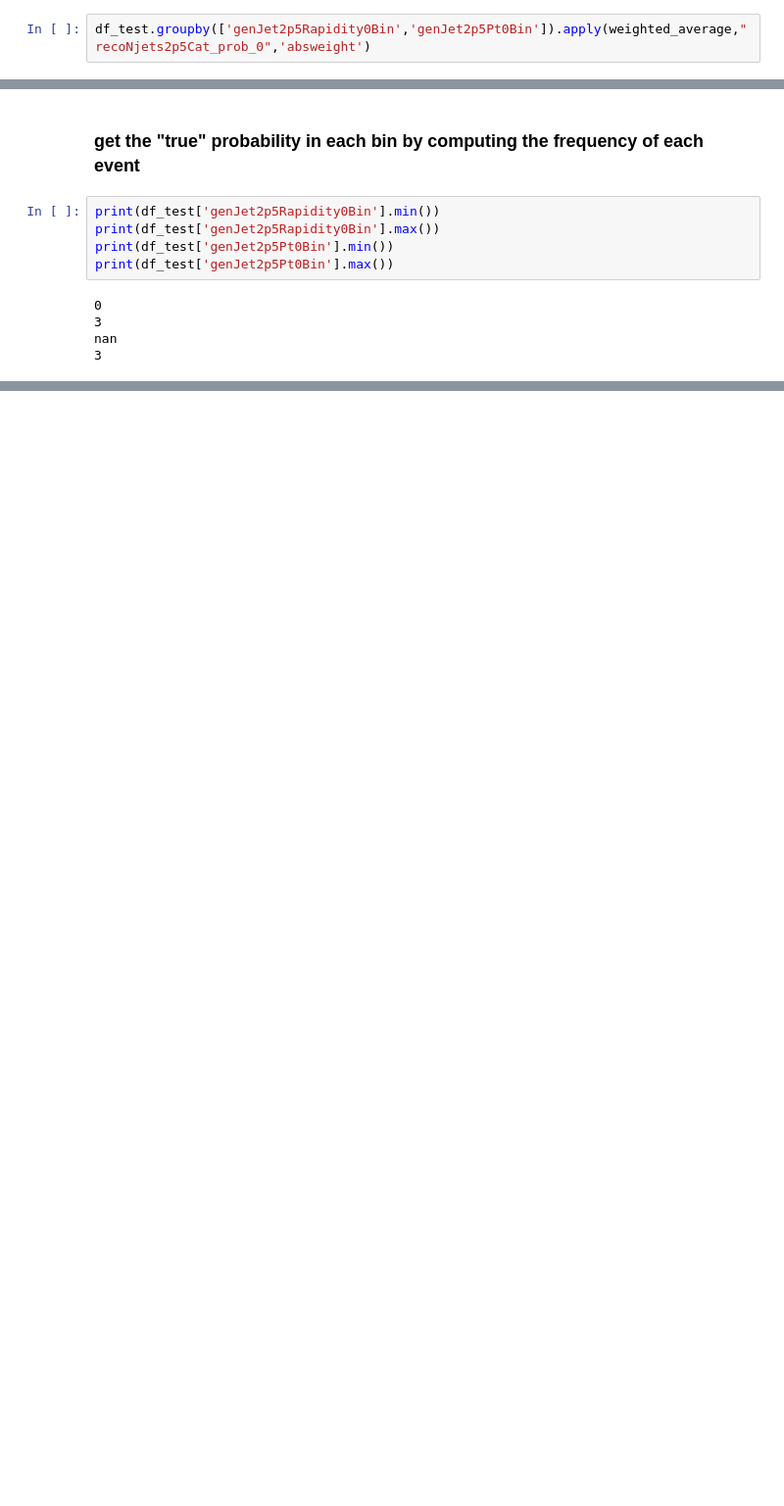
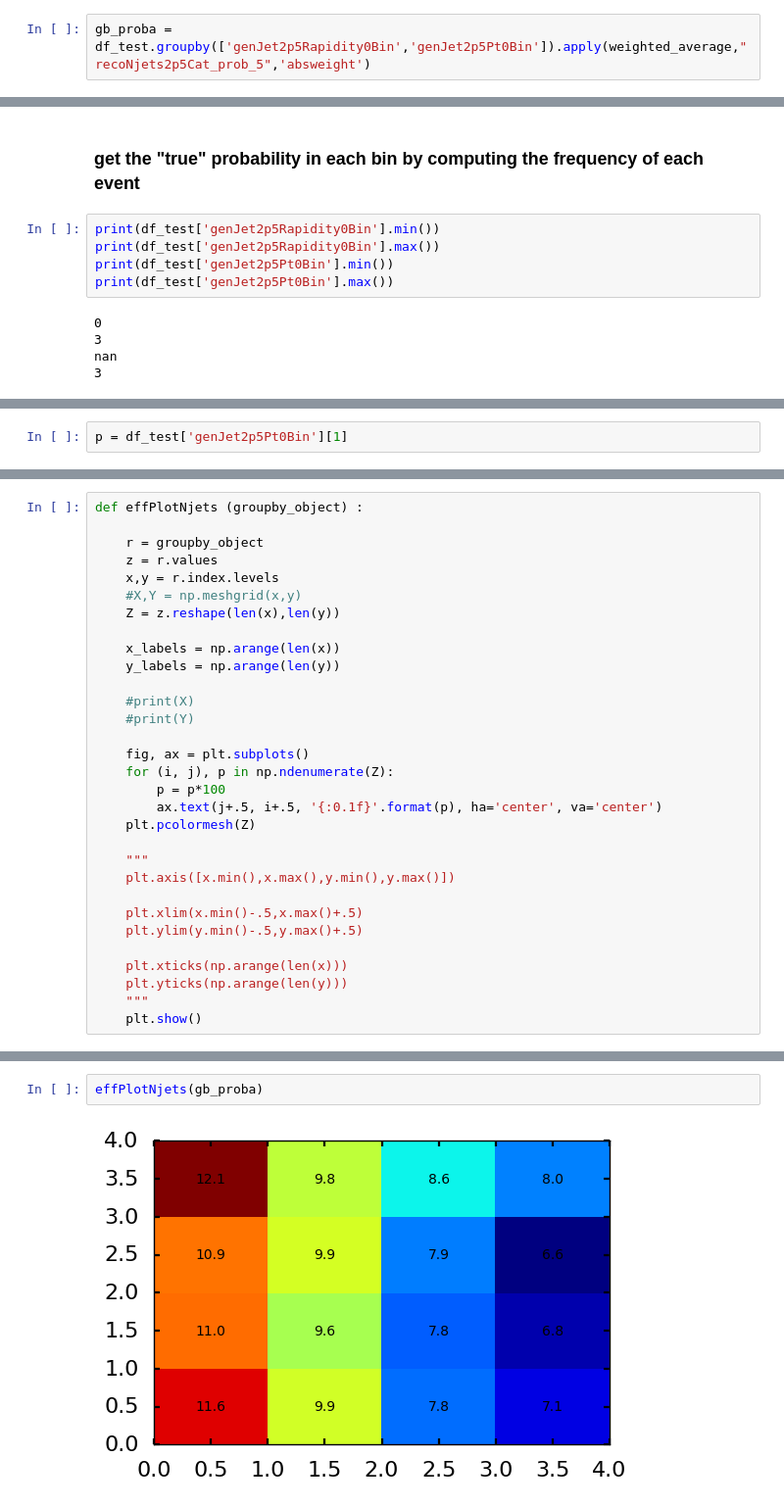
Before and after one commit to jandrejk/higgs_model_dep, a Jupyter notebook: ProjectionPlotsNjets2p5_usingTestSample.ipynb, the cells around one changed output, grey strips where cells are left out. Shown at 98% size. Saved outputs shown, nothing was run; the diff lists cells and outputs as text; blank space fills up the shorter version.

Commit message:
efficiency plot for Njet category 5

```diff
--- a/ProjectionPlotsNjets2p5_usingTestSample.ipynb
+++ b/ProjectionPlotsNjets2p5_usingTestSample.ipynb
@@ -84,4 +84,4 @@ def weighted_average(df_name, column_name, weight_name=None):
         except ZeroDivisionError:
             return float(d.mean())
 # %%
-df_test.groupby(['genJet2p5Rapidity0Bin','genJet2p5Pt0Bin']).apply(weighted_average,"recoNjets2p5Cat_prob_0",'absweight')
+gb_proba = df_test.groupby(['genJet2p5Rapidity0Bin','genJet2p5Pt0Bin']).apply(weighted_average,"recoNjets2p5Cat_prob_5",'absweight')
@@ -128,0 +110,2 @@ df_test[['genJet2p5Pt0Bin','genJet2p5Pt0']][0:5]
+# %%
+p = df_test['genJet2p5Pt0Bin'][1]
@@ -128,0 +144,31 @@ df_test[['genJet2p5Pt0Bin','genJet2p5Pt0']][0:5]
+# %%
+def effPlotNjets (groupby_object) :
+
+    r = groupby_object
+    z = r.values
+    x,y = r.index.levels
+    #X,Y = np.meshgrid(x,y)
+    Z = z.reshape(len(x),len(y))
+
+    x_labels = np.arange(len(x))
+    y_labels = np.arange(len(y))
+
+    #print(X)
+    #print(Y)
+
+    fig, ax = plt.subplots()
+    for (i, j), p in np.ndenumerate(Z):
+        p = p*100
+        ax.text(j+.5, i+.5, '{:0.1f}'.format(p), ha='center', va='center')
+    plt.pcolormesh(Z)
+
+    """
+    plt.axis([x.min(),x.max(),y.min(),y.max()])
+
+    plt.xlim(x.min()-.5,x.max()+.5)
+    plt.ylim(y.min()-.5,y.max()+.5)
+
+    plt.xticks(np.arange(len(x)))
+    plt.yticks(np.arange(len(y)))
+    """
+    plt.show()
@@ -128,0 +177,4 @@ df_test[['genJet2p5Pt0Bin','genJet2p5Pt0']][0:5]
+# %%
+effPlotNjets(gb_proba)
+# %% [output]
+[figure, added]
```
Also changed, not shown: parts of 13 cells of this notebook.
